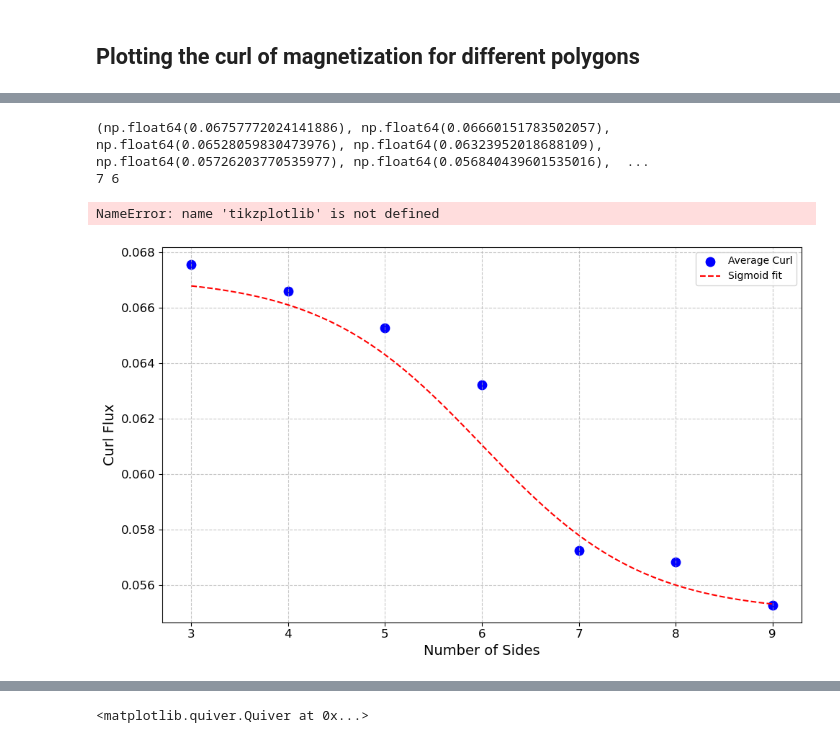
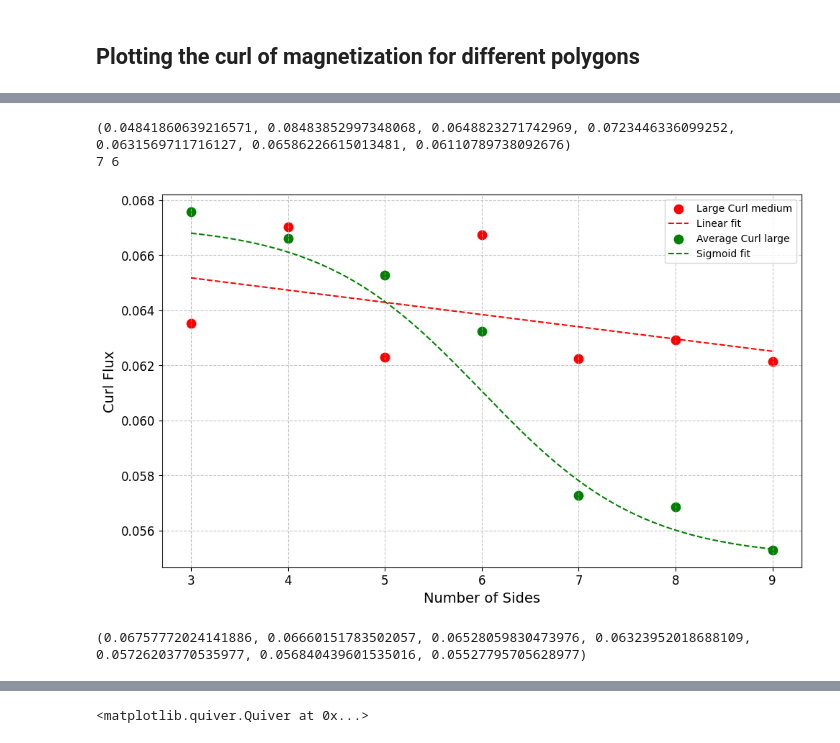
Before and after one commit to erikkoh/NanoTools, a Jupyter notebook: TEM/TEM_masking/curl_plotting.ipynb, the cells around one changed output, grey strips where cells are left out. Saved outputs shown, nothing was run; the diff lists cells and outputs as text; code cells hidden in the pictures.

Commit message:
added plot

```diff
--- a/TEM/TEM_masking/curl_plotting.ipynb
+++ b/TEM/TEM_masking/curl_plotting.ipynb
@@ -54,18 +54,19 @@ def calculate_mask_area(data):
     area = np.sum(shape)
     return area
 # %%
-def average_curl(plot=False):
+def average_curl(folder = "masked_shapes/",plot=False):
     total_curl_list = []
     sides = []
 
-    for root, dir, files in os.walk('masked_shapes'):
+    for root, dir, files in os.walk(folder):
         for file in files:
             if file.split(".")[-1] == "npy":
                 side = file.split(".")[0]
                 sides.append(int(side))
-                vector_field = np.squeeze((np.load(root+"/"+file)))
+                vector_field = np.squeeze((np.load(root+'/'+file)))
                 area = calculate_mask_area(vector_field)
                 total_curl_list.append(np.sum(np.abs(calc_curl(vector_field)))/area)
+                #total_curl_list.append(1/area)
                 if plot:
                     plt.imshow(calc_curl(vector_field))
                     plt.show()
@@ -78,53 +75,86 @@ ImportError: cannot import name 'common_texification' from 'matplotlib.backends.
 # %%
 
 
-sides, curl_list = average_curl() #total_curl(True)
+sides, curl_list = average_curl("masked_smaller") #total_curl(True)
 print(curl_list)
 
 plt.figure(figsize=(10, 6))
-plt.scatter(sides, curl_list, color='b', label='Average Curl', s=80)
+#plt.scatter(sides, curl_list, color='b', label='Max Curl small', s=80)
 
 def logistic_func(x, L, k, x0):
     return L / (1 + np.exp(-k * (x - x0)))
 
 def linear_fit(x, a, b):
     return a*x + b
 
 
-def sigmoid(x,):
-    return 0.012 *1.01 * (1/(1+np.exp(1.2*(x-6)))) +0.055
+#def sigmoid(x):
+#    return 0.012 *1.01 * (1/(1+np.exp(1.2*(x-6)))) +0.055
+
+def sigmoid(x):
+    return 0.012 *1.01 * 2 * (1/(1+np.exp(1.2*(x-6)))) +0.06
+
+#def sigmoid(x):
+#    return 0.012 *0.1 * (1/(1+np.exp(1.2*(x-6)))) +0.0625
+
 
 
 def exponential_decay_func(x,L,k,x0):
     return L * np.exp(-k*(x-x0))
+
 print(len(sides), len(sides[1:]) )
 
-# popt, _ = curve_fit(sigmoid, sides, curl_list)#, p0=[max(curl_list), 1, np.median(sides)])
+#popt, _ = curve_fit(sigmoid, sides, curl_list)#, p0=[max(curl_list), 1, np.median(sides)])
 
-x_smooth = np.linspace(min(sides), max(sides), 500)
-# y_smooth = sigmoid(x_smooth, *popt)
+x_smooth = np.linspace(min(sides[1:]), max(sides), 500)
+#y_smooth = linear_fit(x_smooth, *popt)
 y_smooth = sigmoid(x_smooth)
 
-plt.plot(x_smooth, y_smooth, color='r', linestyle='--', label='Sigmoid fit')
+#plt.plot(x_smooth, y_smooth, color='b', linestyle='--', label='Sigmoid fit')
+
+#medium plot
+sides, curl_list = average_curl("masked_medium")
+
+plt.scatter(sides, curl_list, color='r', label='Large Curl medium', s=80)
+popt, _ = curve_fit(linear_fit, sides, curl_list)#, p0=[max(curl_list), 1, np.median(sides)])
+x_smooth = np.linspace(min(sides), max(sides), 500)
+y_smooth = linear_fit(x_smooth, *popt)
+#y_smooth = sigmoid(x_smooth)
+plt.plot(x_smooth, y_smooth, color='r', linestyle='--', label='Linear fit')
+
+#Largest plot
+sides, curl_list = average_curl()
+plt.scatter(sides, curl_list, color='g', label='Average Curl large', s=80)
+def sigmoid(x):
+    return 0.012 *1.01 * (1/(1+np.exp(1.2*(x-6)))) +0.055
+x_smooth = np.linspace(min(sides), max(sides), 500)
+#y_smooth = linear_fit(x_smooth, *popt)
+y_smooth = sigmoid(x_smooth)
+
+plt.plot(x_smooth, y_smooth, color='g', linestyle='--', label='Sigmoid fit')
+
+
+
 
 plt.xlabel("Number of Sides", fontsize=14)
 plt.ylabel("Curl Flux", fontsize=14)
 plt.grid(True, linestyle='--', alpha=0.7)
 plt.legend()
 plt.xticks(fontsize=12)
 plt.yticks(fontsize=12)
 
+#plt.ylim(0.05, max(curl_list) * 1.2)
+
 plt.tight_layout()
-# plt.savefig("Trend.png", dpi=300)
-tikzplotlib.save("Trend")
+plt.savefig("Trend_total.png", dpi=300)
 plt.show()
 
 print(curl_list)
 # %% [output]
-(np.float64(0.06757772024141886), np.float64(0.06660151783502057), np.float64(0.06528059830473976), np.float64(0.06323952018688109), np.float64(0.05726203770535977), np.float64(0.056840439601535016),  ...
+(0.04841860639216571, 0.08483852997348068, 0.0648823271742969, 0.0723446336099252, 0.0631569711716127, 0.06586226615013481, 0.06110789738092676)
 7 6
+[figure, new version]
-NameError: name 'tikzplotlib' is not defined
+(0.06757772024141886, 0.06660151783502057, 0.06528059830473976, 0.06323952018688109, 0.05726203770535977, 0.056840439601535016, 0.05527795705628977)
-[figure, old version]
 # %%
 hexagon = np.load('masked_shapes/6.npy')
 hexagon = np.where(hexagon == 0, np.nan, hexagon)
```
Also changed, not shown: parts of 3 cells of this notebook, 23 other files.
